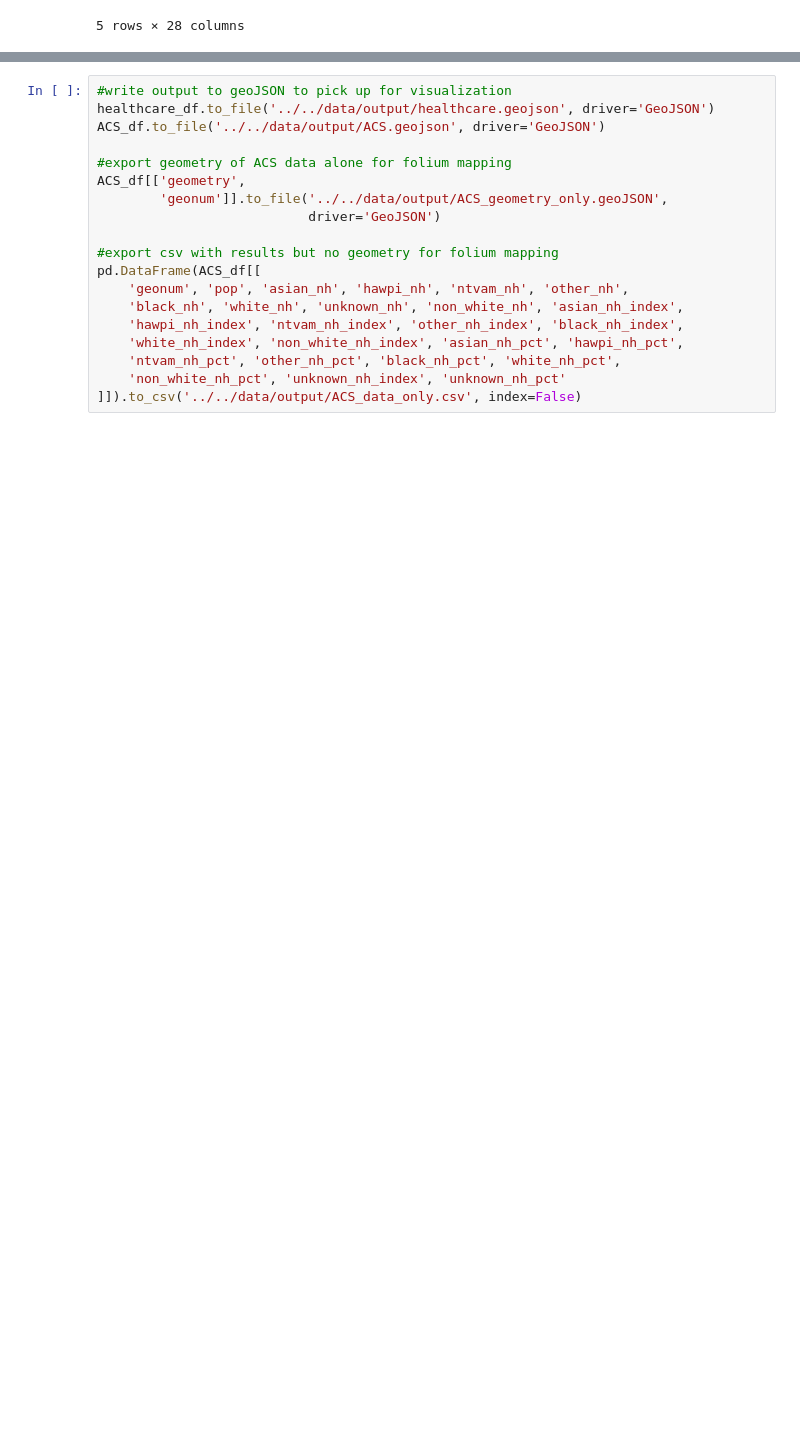
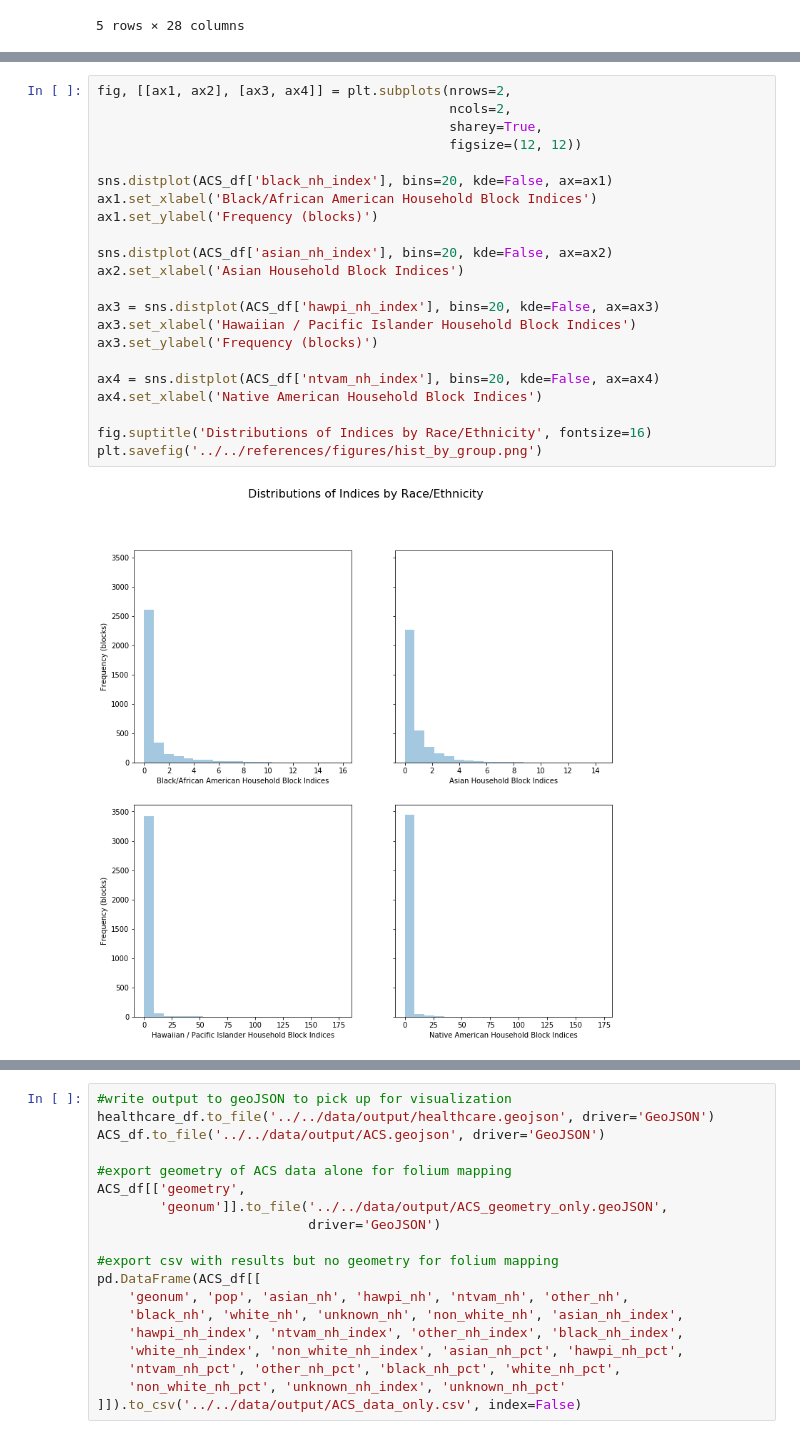
Before and after one commit to stuartasims/co-healthcare-equity, a Jupyter notebook: code/notebooks/Data Ingest and Cleaning.ipynb, the cells around one changed output, grey strips where cells are left out. Drawn from its saved outputs; the diff is of its cells as text; blank space fills up the shorter version.

```diff
--- a/code/notebooks/Data Ingest and Cleaning.ipynb
+++ b/code/notebooks/Data Ingest and Cleaning.ipynb
@@ -266,0 +281,24 @@ ACS_df.head()
+# %%
+fig, [[ax1, ax2], [ax3, ax4]] = plt.subplots(nrows=2,
+                                             ncols=2,
+                                             sharey=True,
+                                             figsize=(12, 12))
+
+sns.distplot(ACS_df['black_nh_index'], bins=20, kde=False, ax=ax1)
+ax1.set_xlabel('Black/African American Household Block Indices')
+ax1.set_ylabel('Frequency (blocks)')
+
+sns.distplot(ACS_df['asian_nh_index'], bins=20, kde=False, ax=ax2)
+ax2.set_xlabel('Asian Household Block Indices')
+
+ax3 = sns.distplot(ACS_df['hawpi_nh_index'], bins=20, kde=False, ax=ax3)
+ax3.set_xlabel('Hawaiian / Pacific Islander Household Block Indices')
+ax3.set_ylabel('Frequency (blocks)')
+
+ax4 = sns.distplot(ACS_df['ntvam_nh_index'], bins=20, kde=False, ax=ax4)
+ax4.set_xlabel('Native American Household Block Indices')
+
+fig.suptitle('Distributions of Indices by Race/Ethnicity', fontsize=16)
+plt.savefig('../../references/figures/hist_by_group.png')
+# %% [output]
+[figure, added]
```
Also changed, not shown: parts of 11 cells of this notebook, 25 other files.
